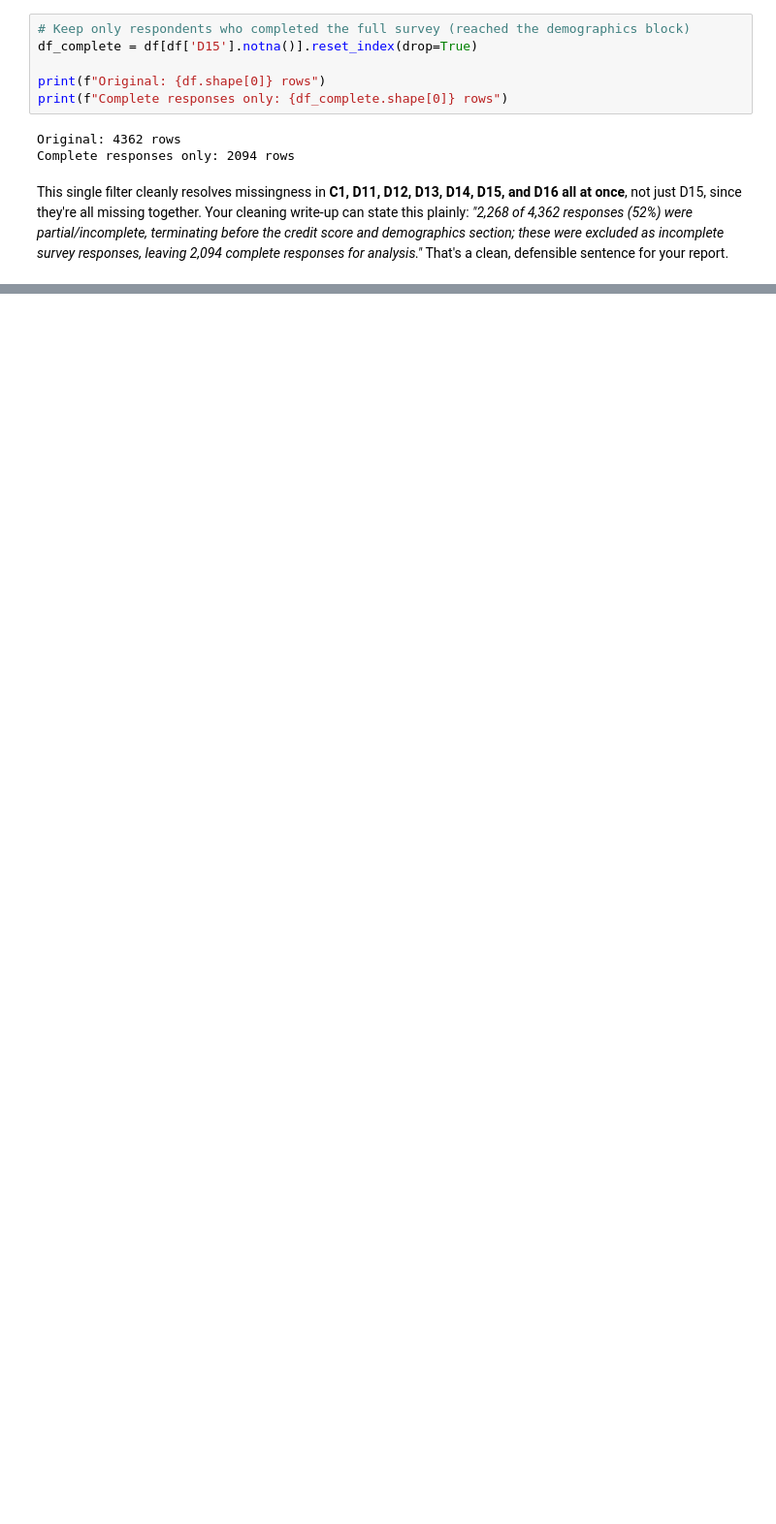
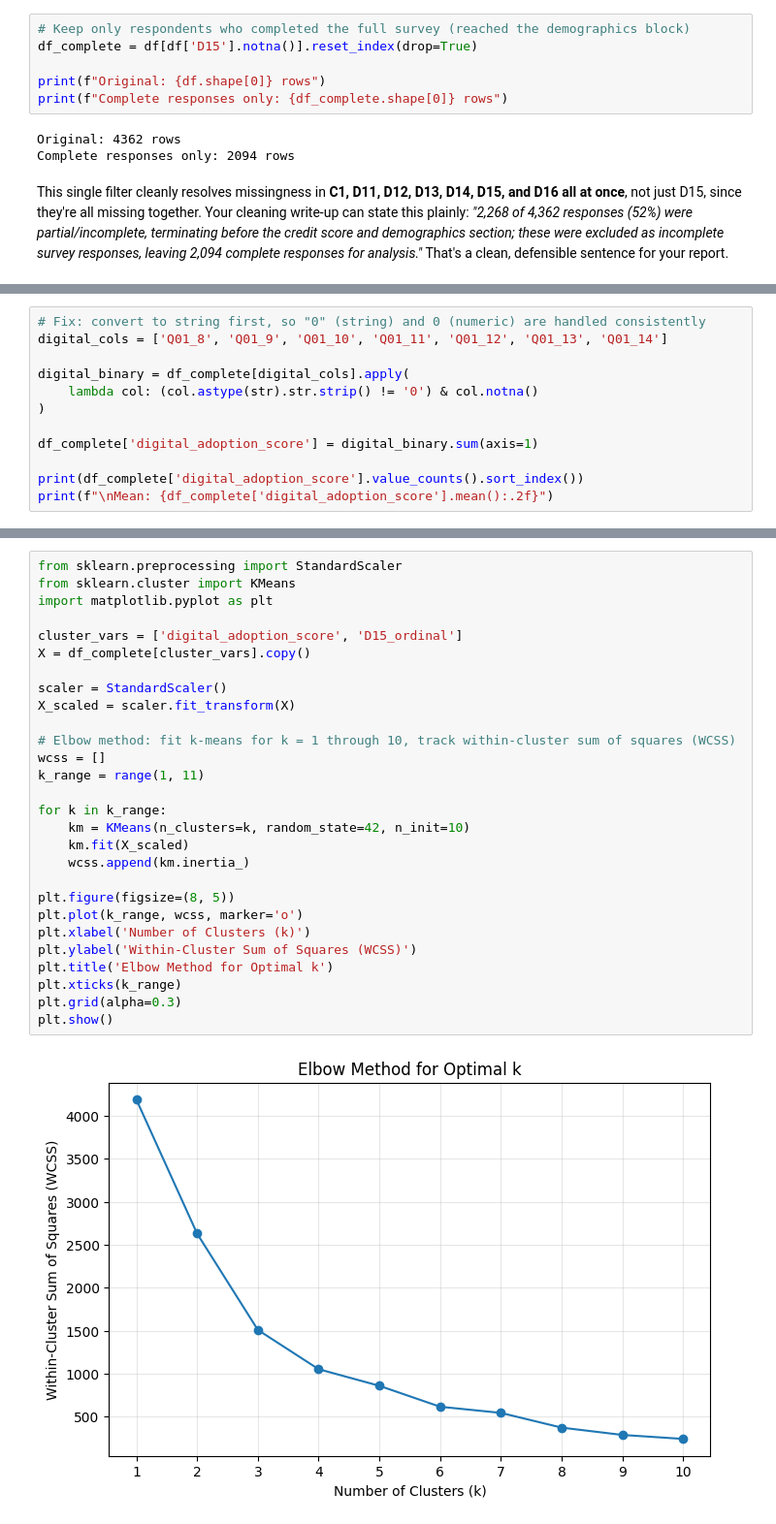
Before and after one commit to JoseAlberto88/Marketing-Analytics-Problem-Assignment, a Jupyter notebook: Assingment_part_1.ipynb, the cells around one changed output, grey strips where cells are left out. Shown at 97% size. Drawn from its saved outputs; the diff is of its cells as text; blank space fills up the shorter version.

```diff
--- a/Assingment_part_1.ipynb
+++ b/Assingment_part_1.ipynb
@@ -226,0 +283,12 @@ This single filter cleanly resolves missingness in **C1, D11, D12, D13, D14, D15
+# %%
+# Fix: convert to string first, so "0" (string) and 0 (numeric) are handled consistently
+digital_cols = ['Q01_8', 'Q01_9', 'Q01_10', 'Q01_11', 'Q01_12', 'Q01_13', 'Q01_14']
+
+digital_binary = df_complete[digital_cols].apply(
+    lambda col: (col.astype(str).str.strip() != '0') & col.notna()
+)
+
+df_complete['digital_adoption_score'] = digital_binary.sum(axis=1)
+
+print(df_complete['digital_adoption_score'].value_counts().sort_index())
+print(f"\nMean: {df_complete['digital_adoption_score'].mean():.2f}")
@@ -226,0 +314,30 @@ This single filter cleanly resolves missingness in **C1, D11, D12, D13, D14, D15
+# %%
+from sklearn.preprocessing import StandardScaler
+from sklearn.cluster import KMeans
+import matplotlib.pyplot as plt
+
+cluster_vars = ['digital_adoption_score', 'D15_ordinal']
+X = df_complete[cluster_vars].copy()
+
+scaler = StandardScaler()
+X_scaled = scaler.fit_transform(X)
+
+# Elbow method: fit k-means for k = 1 through 10, track within-cluster sum of squares (WCSS)
+wcss = []
+k_range = range(1, 11)
+
+for k in k_range:
+    km = KMeans(n_clusters=k, random_state=42, n_init=10)
+    km.fit(X_scaled)
+    wcss.append(km.inertia_)
+
+plt.figure(figsize=(8, 5))
+plt.plot(k_range, wcss, marker='o')
+plt.xlabel('Number of Clusters (k)')
+plt.ylabel('Within-Cluster Sum of Squares (WCSS)')
+plt.title('Elbow Method for Optimal k')
+plt.xticks(k_range)
+plt.grid(alpha=0.3)
+plt.show()
+# %% [output]
+[figure, added]
```
Also changed, not shown: parts of 19 cells of this notebook.
